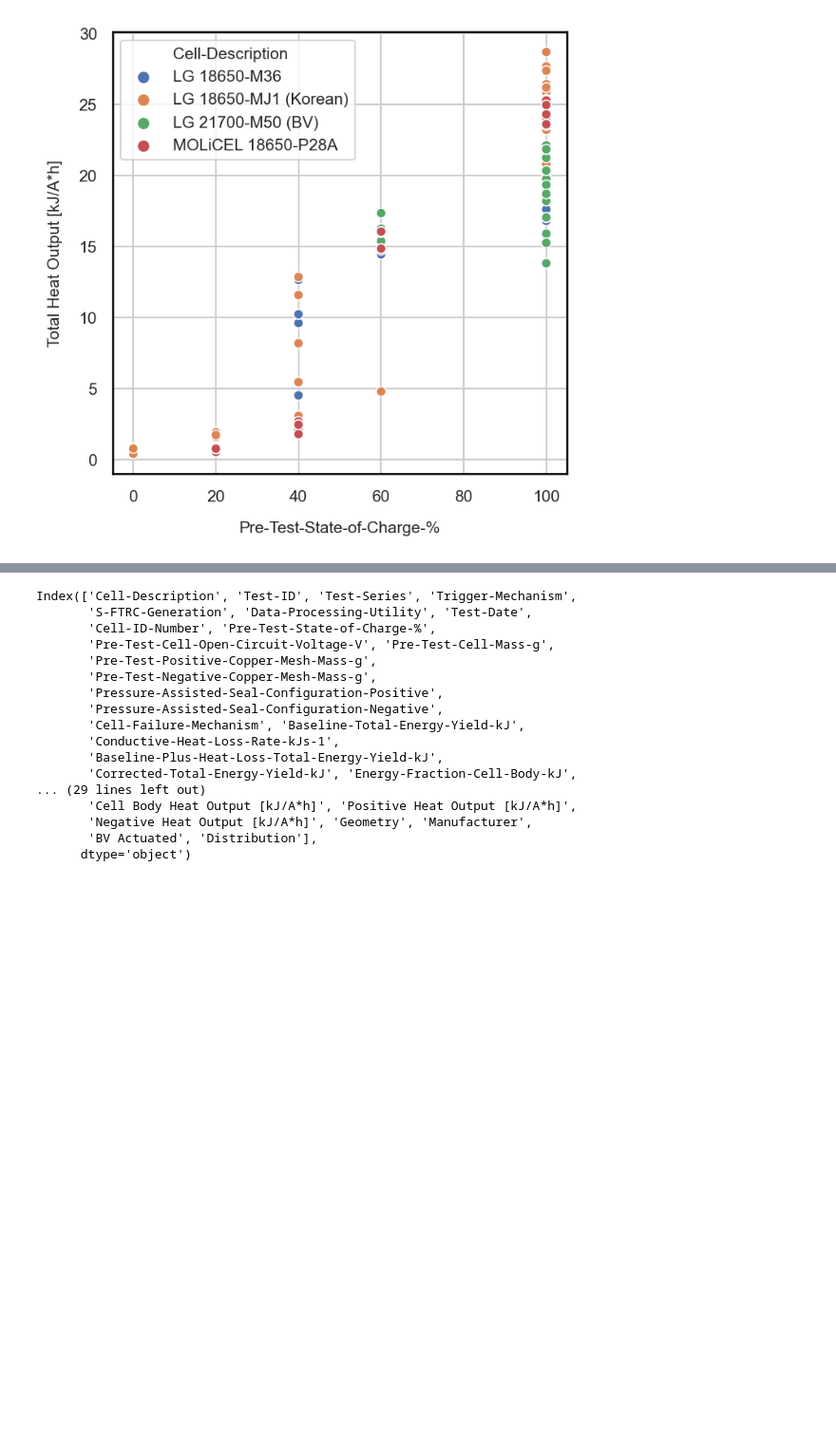
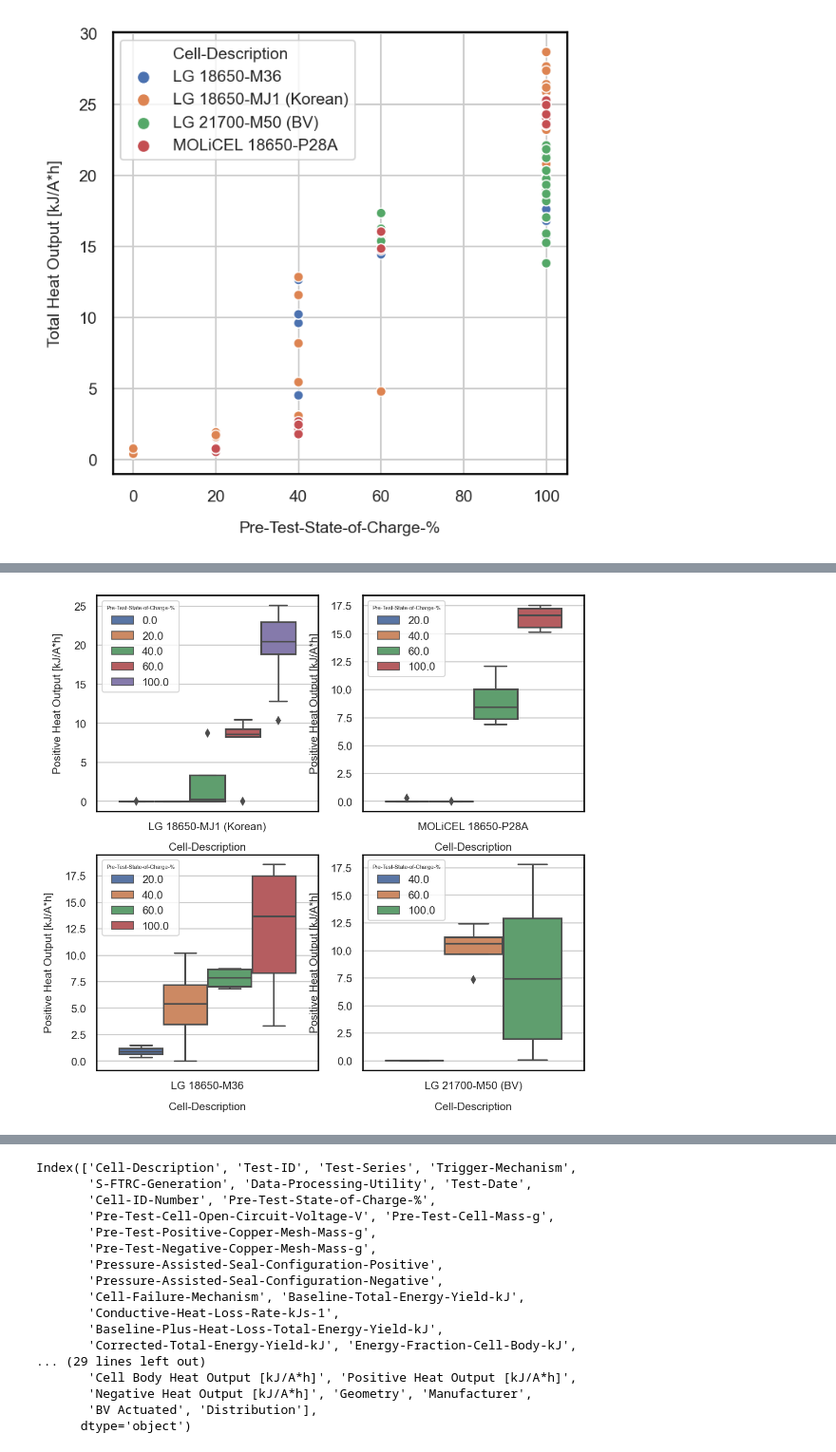
Before and after one commit to NREL/battery-heat-output, a Jupyter notebook: SOC Data.ipynb, the cells around one changed output, grey strips where cells are left out. Shown at 95% size. Drawn from its saved outputs; the diff is of its cells as text; code cells hidden in the pictures; blank space fills up the shorter version.

```diff
--- a/SOC Data.ipynb
+++ b/SOC Data.ipynb
@@ -113,0 +126,12 @@ sns.scatterplot(data=SOC, x='Pre-Test-State-of-Charge-%', y='Total Heat Output [
+# %%
+fig, axes = plt.subplots(2, 2, figsize=(8,8))
+axes = axes.ravel()
+
+for i,cell in zip(range(4),cells):
+    SOC = data.df.copy()
+    SOC = SOC[SOC['Cell-Description']==cell]
+    sns.boxplot(data=SOC, x='Cell-Description', y='Positive Heat Output [kJ/A*h]', hue='Pre-Test-State-of-Charge-%',ax=axes[i])
+
+plt.savefig('pos_soc.png',bbox_inches="tight")
+# %% [output]
+[figure, added]
```
Also changed, not shown: parts of 4 cells of this notebook, 1 other file.
